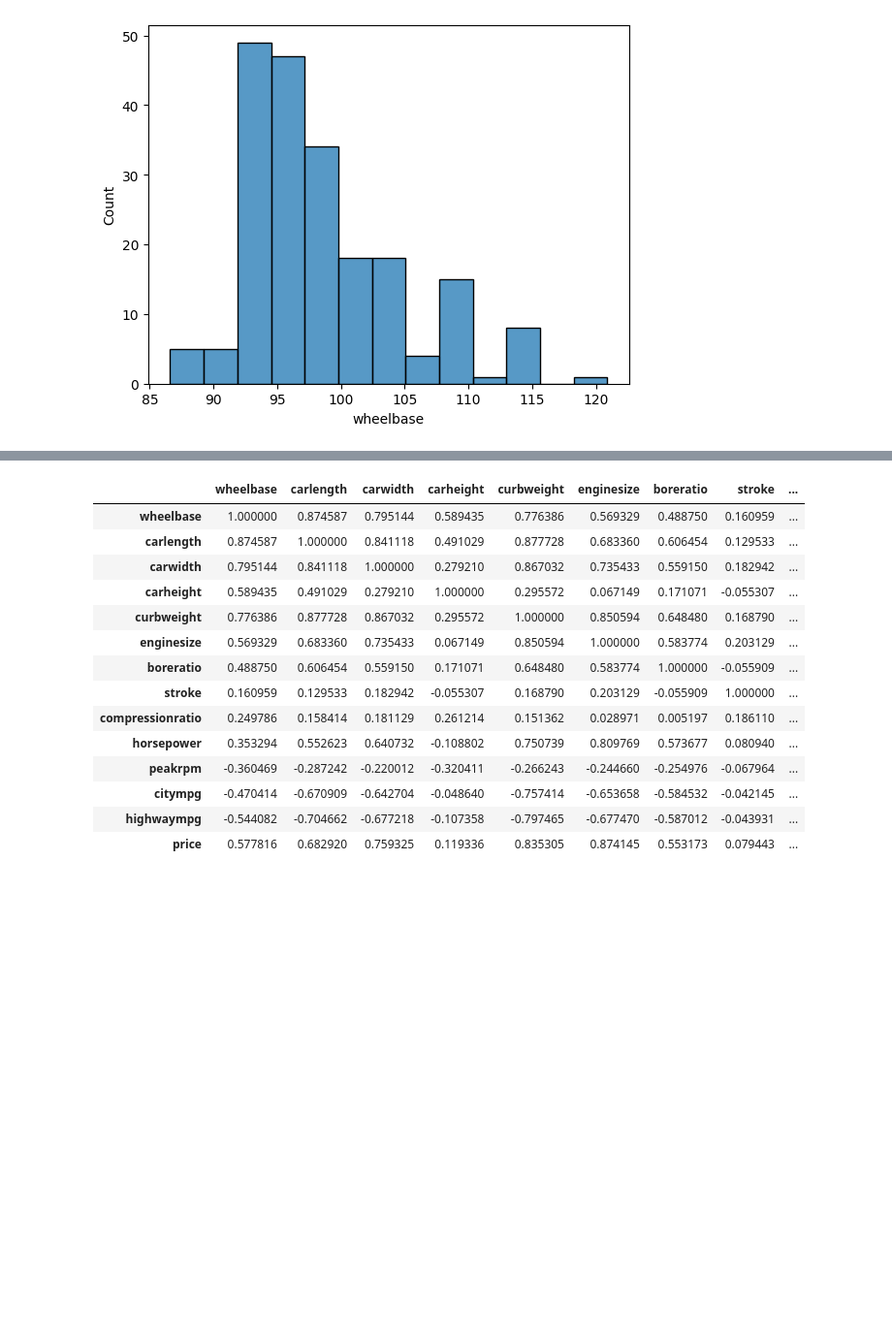
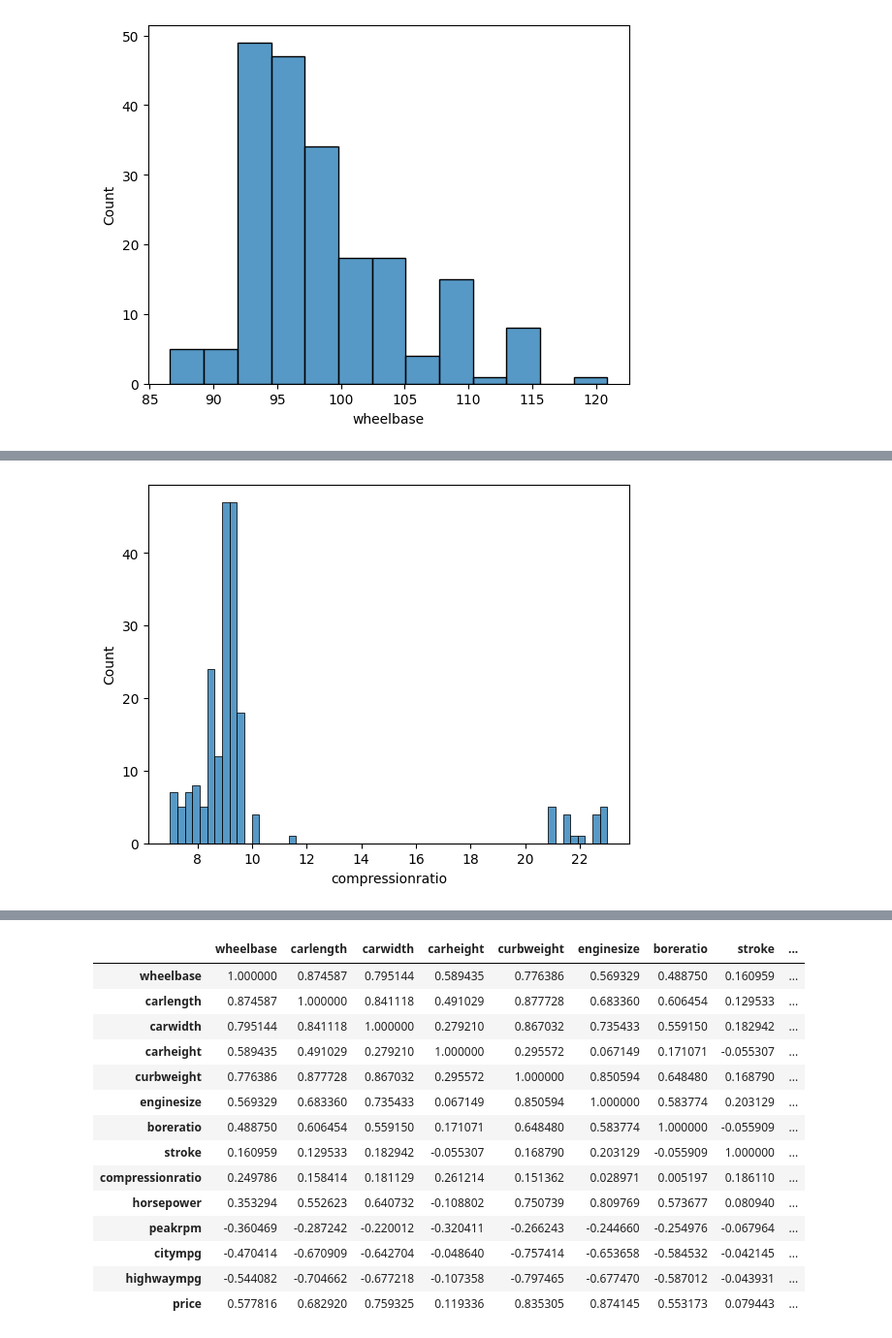
Before and after one commit to hari-dev-05/ML, a Jupyter notebook: Regression/Car_Price_Prediction_LR.ipynb, the cells around one changed output, grey strips where cells are left out. Shown at 97% size. Saved outputs shown, nothing was run; the diff lists cells and outputs as text; code cells hidden in the pictures; blank space fills up the shorter version.

```diff
--- a/Regression/Car_Price_Prediction_LR.ipynb
+++ b/Regression/Car_Price_Prediction_LR.ipynb
@@ -106,7 +110,9 @@ plt.show()
 # %%
 # compression ration: ration of volume of compression chamber
 # at largest capacity to least capacity
-sns.distplot(cars['compressionratio'])
+sns.histplot(cars['compressionratio'])
 plt.show()
+# %% [output]
+[figure, added]
 # %%
 # target variable: price of car
```
Also changed, not shown: parts of 7 cells of this notebook.
